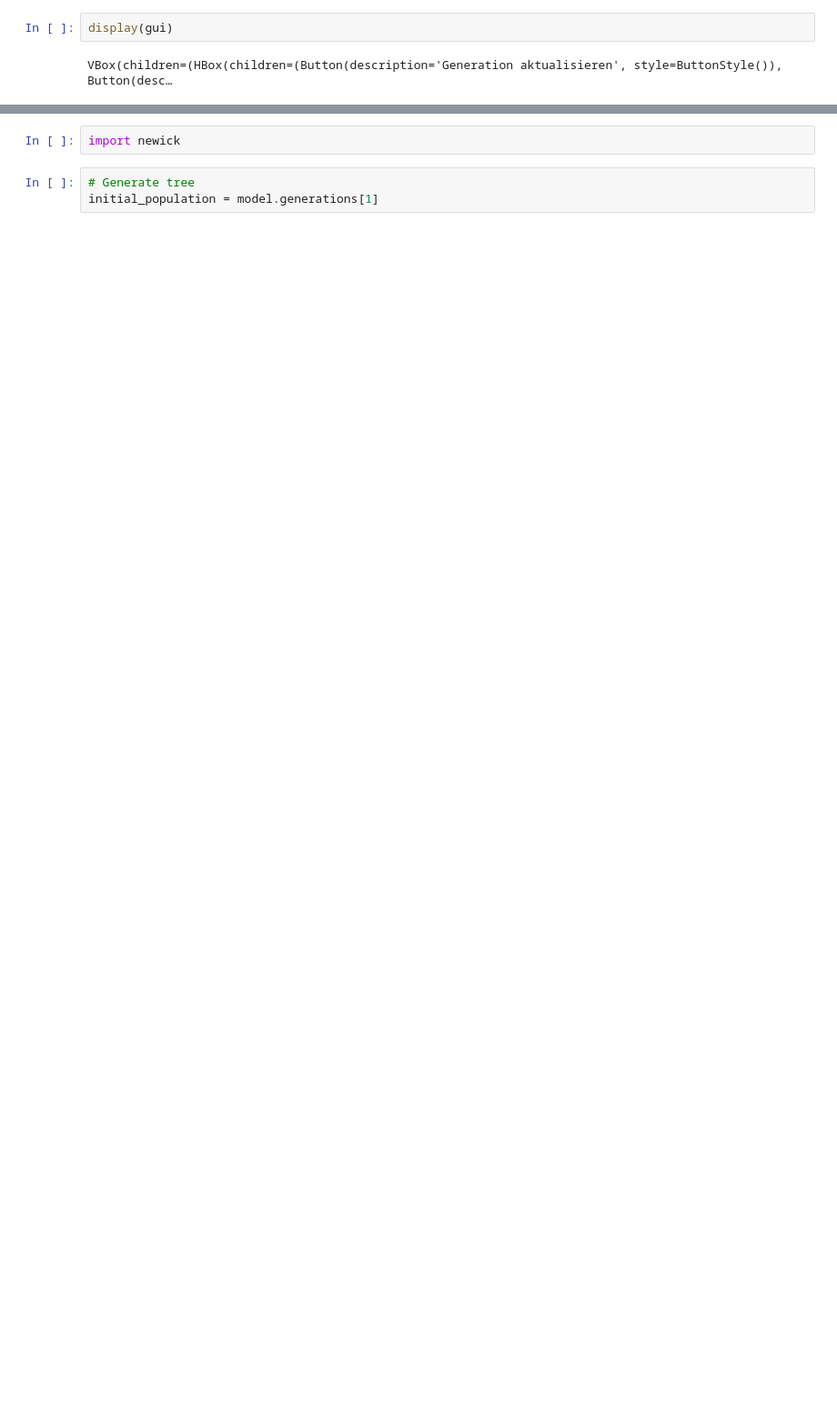
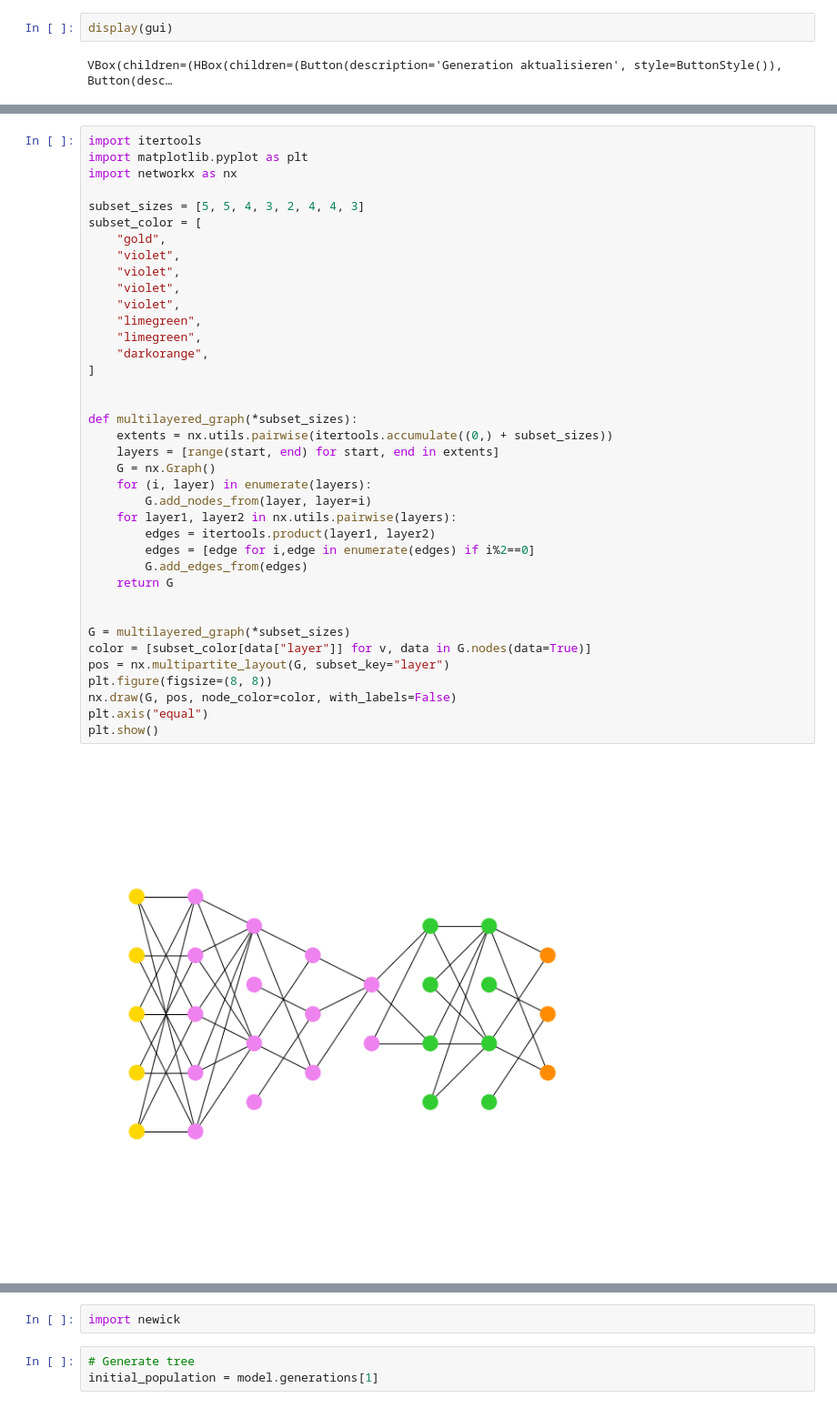
Before and after one commit to mpievolbio-scicomp/Evolution-und-KI, a Jupyter notebook: GAMaster.ipynb, the cells around one changed output, grey strips where cells are left out. Shown at 91% size. Cells and saved outputs as stored; diff of their text form; blank space fills up the shorter version.

```diff
--- a/GAMaster.ipynb
+++ b/GAMaster.ipynb
@@ -155,0 +349,40 @@ VBox(children=(HBox(children=(Button(description='Generation aktualisieren', sty
+# %%
+import itertools
+import matplotlib.pyplot as plt
+import networkx as nx
+
+subset_sizes = [5, 5, 4, 3, 2, 4, 4, 3]
+subset_color = [
+    "gold",
+    "violet",
+    "violet",
+    "violet",
+    "violet",
+    "limegreen",
+    "limegreen",
+    "darkorange",
+]
+
+
+def multilayered_graph(*subset_sizes):
+    extents = nx.utils.pairwise(itertools.accumulate((0,) + subset_sizes))
+    layers = [range(start, end) for start, end in extents]
+    G = nx.Graph()
+    for (i, layer) in enumerate(layers):
+        G.add_nodes_from(layer, layer=i)
+    for layer1, layer2 in nx.utils.pairwise(layers):
+        edges = itertools.product(layer1, layer2)
+        edges = [edge for i,edge in enumerate(edges) if i%2==0]
+        G.add_edges_from(edges)
+    return G
+
+
+G = multilayered_graph(*subset_sizes)
+color = [subset_color[data["layer"]] for v, data in G.nodes(data=True)]
+pos = nx.multipartite_layout(G, subset_key="layer")
+plt.figure(figsize=(8, 8))
+nx.draw(G, pos, node_color=color, with_labels=False)
+plt.axis("equal")
+plt.show()
+# %% [output]
+[figure, added]
```
Also changed, not shown: parts of 39 cells of this notebook, 2 other files.
